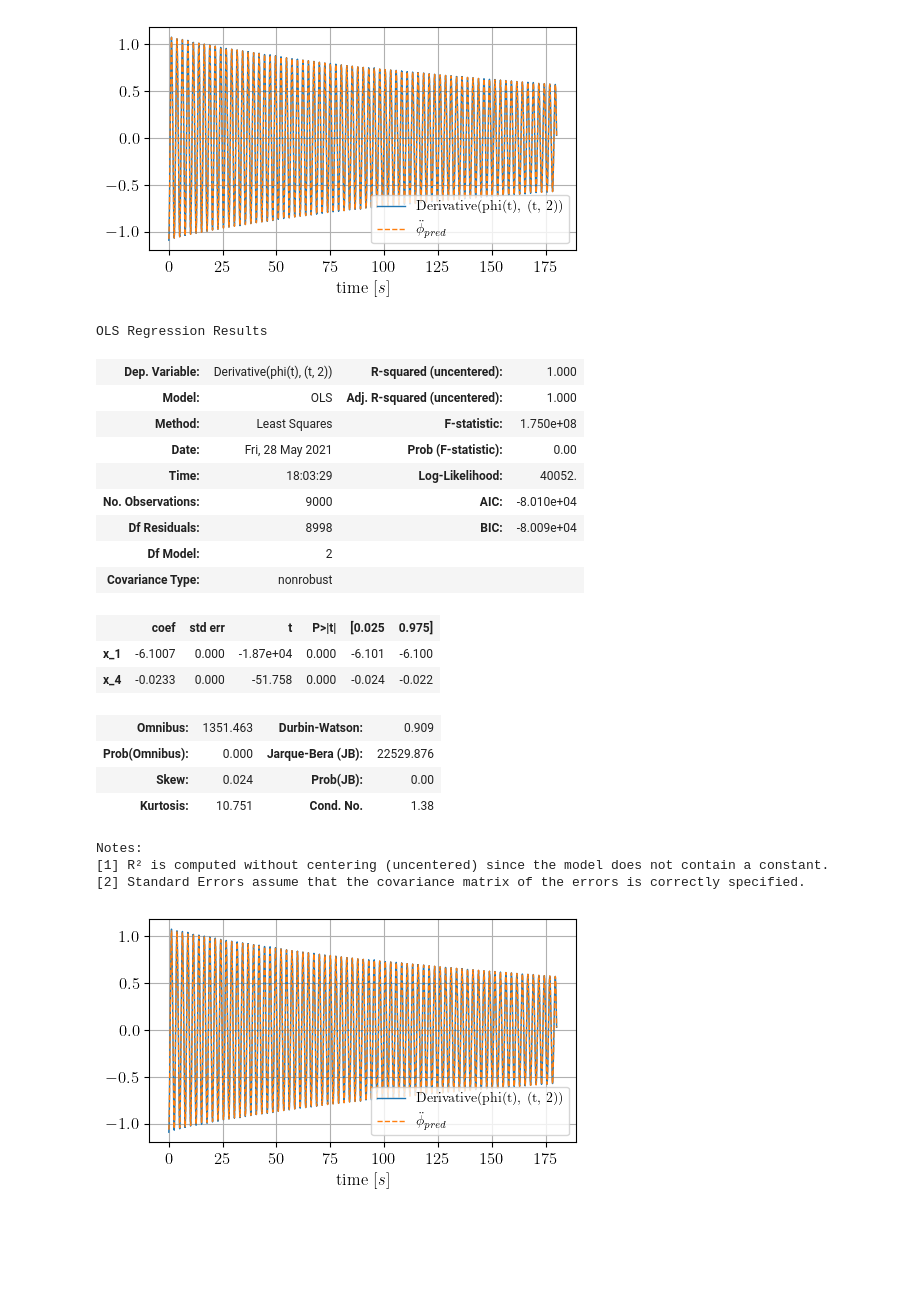
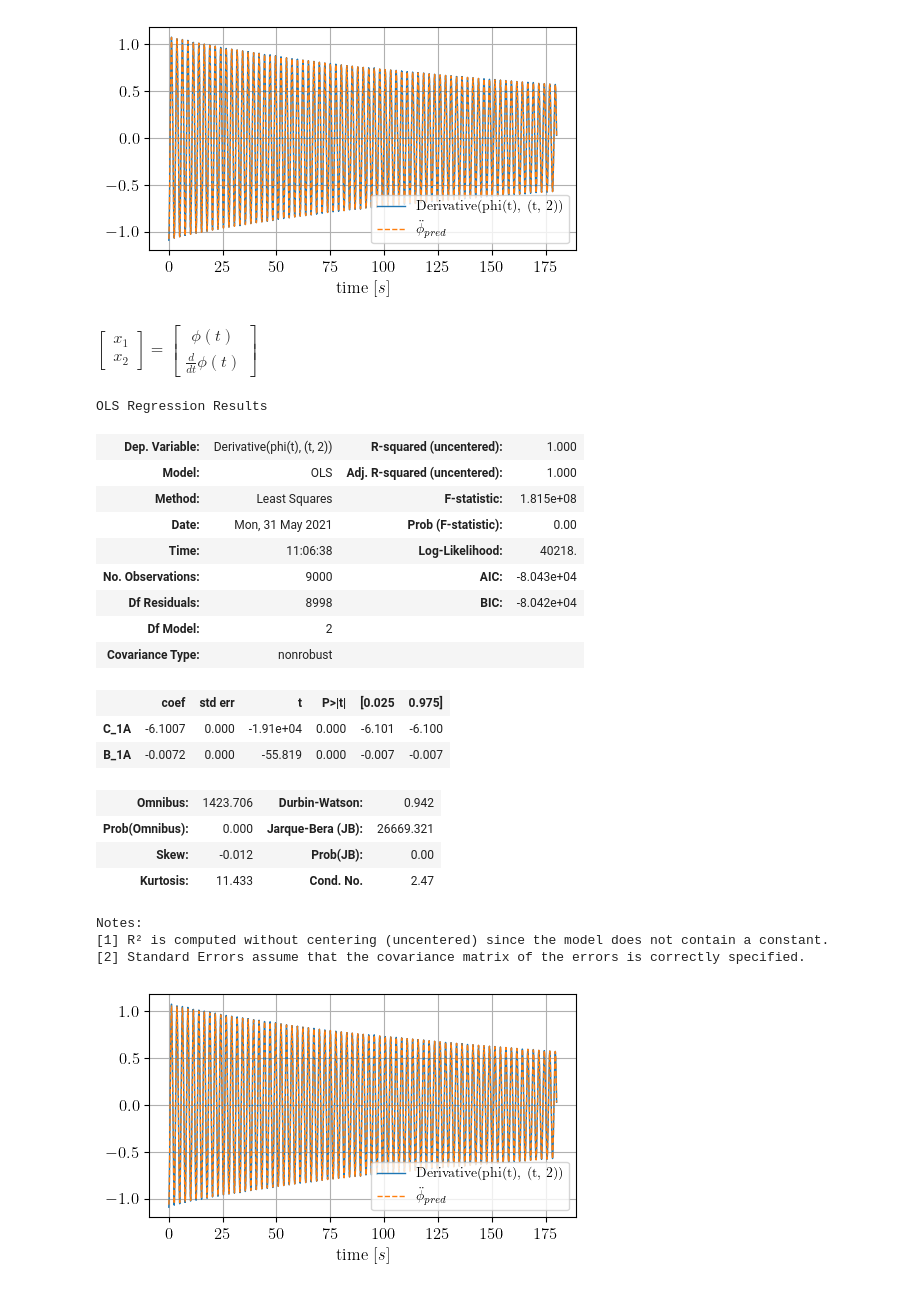
Before and after one commit to martinlarsalbert/roll_decay_damping, a Jupyter notebook: reports/report/01.1.report.ipynb, the cells around one changed output. Drawn from its saved outputs; the diff is of its cells as text; code cells hidden in the pictures; blank space fills up the shorter version.

```diff
--- a/reports/report/01.1.report.ipynb
+++ b/reports/report/01.1.report.ipynb
@@ -261,8 +263,6 @@ $
 # %%
 xs = [x_1,x_2,x_3,x_4,x_5,x_6]
 
-beta,X,epsilon = sp.symbols('beta X epsilon')
-sp.Matrix(xs)
-
-sp.linear_eq_to_matrix([acceleration_equation_cubic_x.rhs],xs)[0]
+beta = sp.linear_eq_to_matrix([acceleration_equation_cubic_x.rhs],xs)[0]
+beta
 # %% [output]
@@ -305,10 +305,13 @@ data.head()
 | 0.06 | 0.172796 | -0.061389 | -1.074681 | -7.304180e-05 |
 | 0.08 | 0.171354 | -0.082849 | -1.065540 | -1.121690e-04 |
 | 0.10 | 0.169484 | -0.104042 | -1.056223 | -1.409602e-04 |
-# %%
-X_lambda = sp.lambdify([symbols.phi,symbols.phi_dot,symbols.phi_dot_dot],eq_X.rhs)
 # %%
-X = X_lambda(data[symbols.phi], data[symbols.phi_dot], data[symbols.phi_dot_dot])
-X = X.reshape(X.shape[0],X.shape[-1]).T
-X = pd.DataFrame(data=X, index=data.index, columns=list(eq_X.lhs))
-X.head()
+def calculate_features(eq_X,beta):
+
+    X_lambda = sp.lambdify([symbols.phi,symbols.phi_dot],eq_X.rhs)
+
+    X = X_lambda(data[symbols.phi], data[symbols.phi_dot])
+    X = X.reshape(X.shape[0],X.shape[-1]).T
+    X = pd.DataFrame(data=X, index=data.index, columns=list(beta))
+
+    return X
@@ -364,29 +394,36 @@ ax.plot(data.index, y_pred, '--', label=r'$\ddot{\phi}_{pred}$')
 ax.legend();
 # %% [output]
 [figure]
+# %%
+eq_X2 = sp.Eq(sp.Matrix(eq_X.lhs[0:2]),
+              sp.Matrix(eq_X.rhs[0:2]))
+eq_X2
+# %% [output]
+$\displaystyle \left[\begin{matrix}x_{1}\\x_{2}\end{matrix}\right] = \left[\begin{matrix}\phi{\left(t \right)}\\\frac{d}{d t} \phi{\left(t \right)}\end{matrix}\right]$
 # %%
-X2 = X.drop(columns=[x_2,x_3,x_5,x_6])
+beta2 = beta[0:2]
+X2 = calculate_features(eq_X=eq_X2, beta=beta2)
 model2 = sm.OLS(y,X2)
 results2 = model2.fit()
 results2.summary()
 # %% [output]
 OLS Regression Results
 | Dep. Variable: | Derivative(phi(t), (t, 2)) | R-squared (uncentered): | 1.000 |
 | Model: | OLS | Adj. R-squared (uncentered): | 1.000 |
-| Method: | Least Squares | F-statistic: | 1.750e+08 |
-| Date: | Fri, 28 May 2021 | Prob (F-statistic): | 0.00 |
-| Time: | 18:03:29 | Log-Likelihood: | 40052. |
-| No. Observations: | 9000 | AIC: | -8.010e+04 |
-| Df Residuals: | 8998 | BIC: | -8.009e+04 |
+| Method: | Least Squares | F-statistic: | 1.815e+08 |
+| Date: | Mon, 31 May 2021 | Prob (F-statistic): | 0.00 |
+| Time: | 11:06:38 | Log-Likelihood: | 40218. |
+| No. Observations: | 9000 | AIC: | -8.043e+04 |
+| Df Residuals: | 8998 | BIC: | -8.042e+04 |
 | Df Model: | 2 |  |  |
 | Covariance Type: | nonrobust |  |  |
 |  | coef | std err | t | P>|t| | [0.025 | 0.975] |
-| x_1 | -6.1007 | 0.000 | -1.87e+04 | 0.000 | -6.101 | -6.100 |
-| x_4 | -0.0233 | 0.000 | -51.758 | 0.000 | -0.024 | -0.022 |
+| C_1A | -6.1007 | 0.000 | -1.91e+04 | 0.000 | -6.101 | -6.100 |
+| B_1A | -0.0072 | 0.000 | -55.819 | 0.000 | -0.007 | -0.007 |
-| Omnibus: | 1351.463 | Durbin-Watson: | 0.909 |
-| Prob(Omnibus): | 0.000 | Jarque-Bera (JB): | 22529.876 |
-| Skew: | 0.024 | Prob(JB): | 0.00 |
-| Kurtosis: | 10.751 | Cond. No. | 1.38 |
+| Omnibus: | 1423.706 | Durbin-Watson: | 0.942 |
+| Prob(Omnibus): | 0.000 | Jarque-Bera (JB): | 26669.321 |
+| Skew: | -0.012 | Prob(JB): | 0.00 |
+| Kurtosis: | 11.433 | Cond. No. | 2.47 |
 Notes:
 [1] R² is computed without centering (uncentered) since the model does not contain a constant.
 [2] Standard Errors assume that the covariance matrix of the errors is correctly specified.
```
Also changed, not shown: parts of 12 cells of this notebook, 1 other file.
